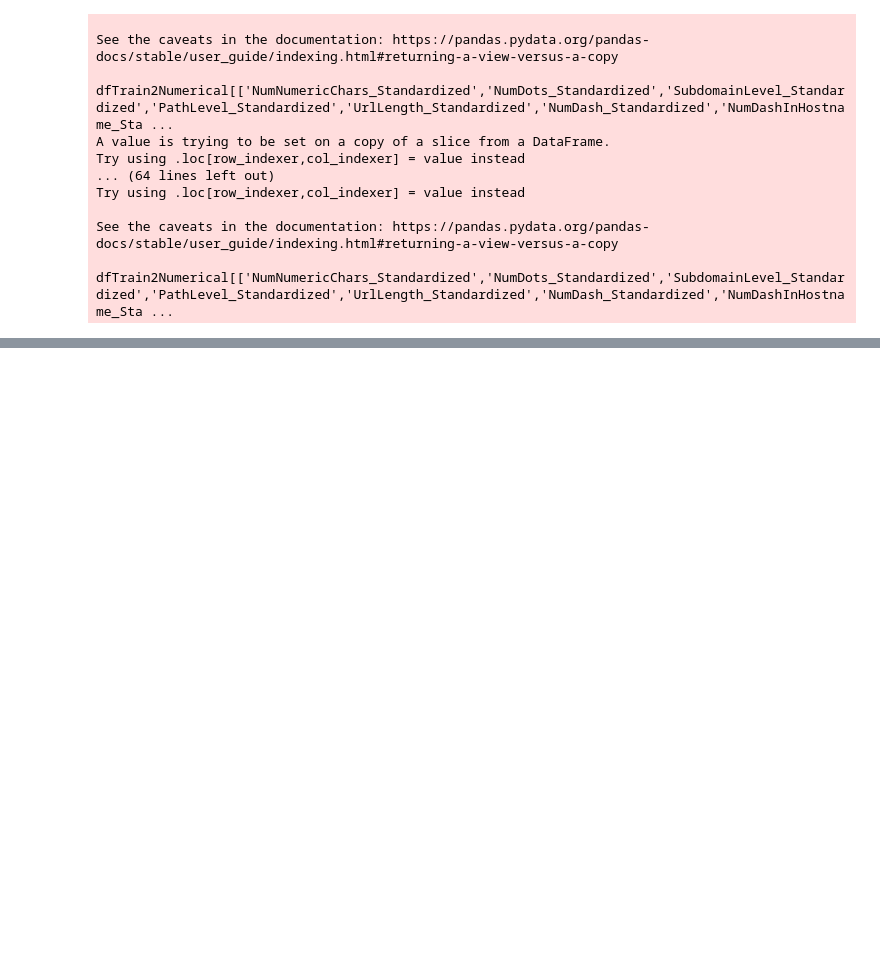
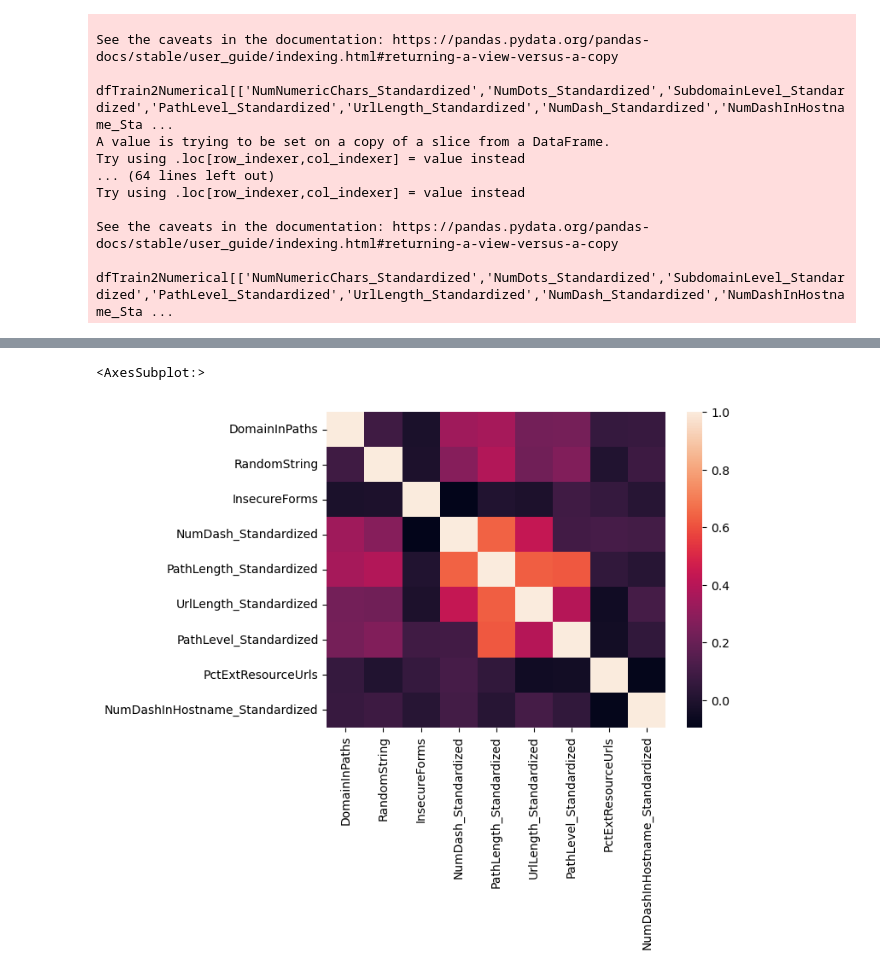
Before and after one commit to Jut257/CYB-362, a Jupyter notebook: phase4.ipynb, the cells around one changed output, grey strips where cells are left out. Cells and saved outputs as stored; diff of their text form; code cells hidden in the pictures; blank space fills up the shorter version.

```diff
--- a/phase4.ipynb
+++ b/phase4.ipynb
@@ -140,0 +174,13 @@ plt.show()
+# %%
+# Create df of all features selected from previous phase
+chosenColsPhase3 = dfTrain3[['DomainInPaths','RandomString','InsecureForms','NumDash_Standardized','PathLength_Standardized','UrlLength_Standardized','PathLevel_Standardized']]
+# Create df of top 2 influential features from decision tree ('NumDash_Standardized') is not included here because it already exist in previous df from above.
+chosenColsTree = dfTrain3[['PctExtResourceUrls','NumDashInHostname_Standardized']]
+chosenColsAll = chosenColsPhase3.join(chosenColsTree) # Join both df together
+
+# Create heatmap of correlation between previously chosen features and top features from decision tree
+corr=chosenColsAll.corr()
+sns.heatmap(corr)
+# %% [output]
+<AxesSubplot:>
+[figure, added]
```
Also changed, not shown: parts of 33 cells of this notebook, 1 other file.
